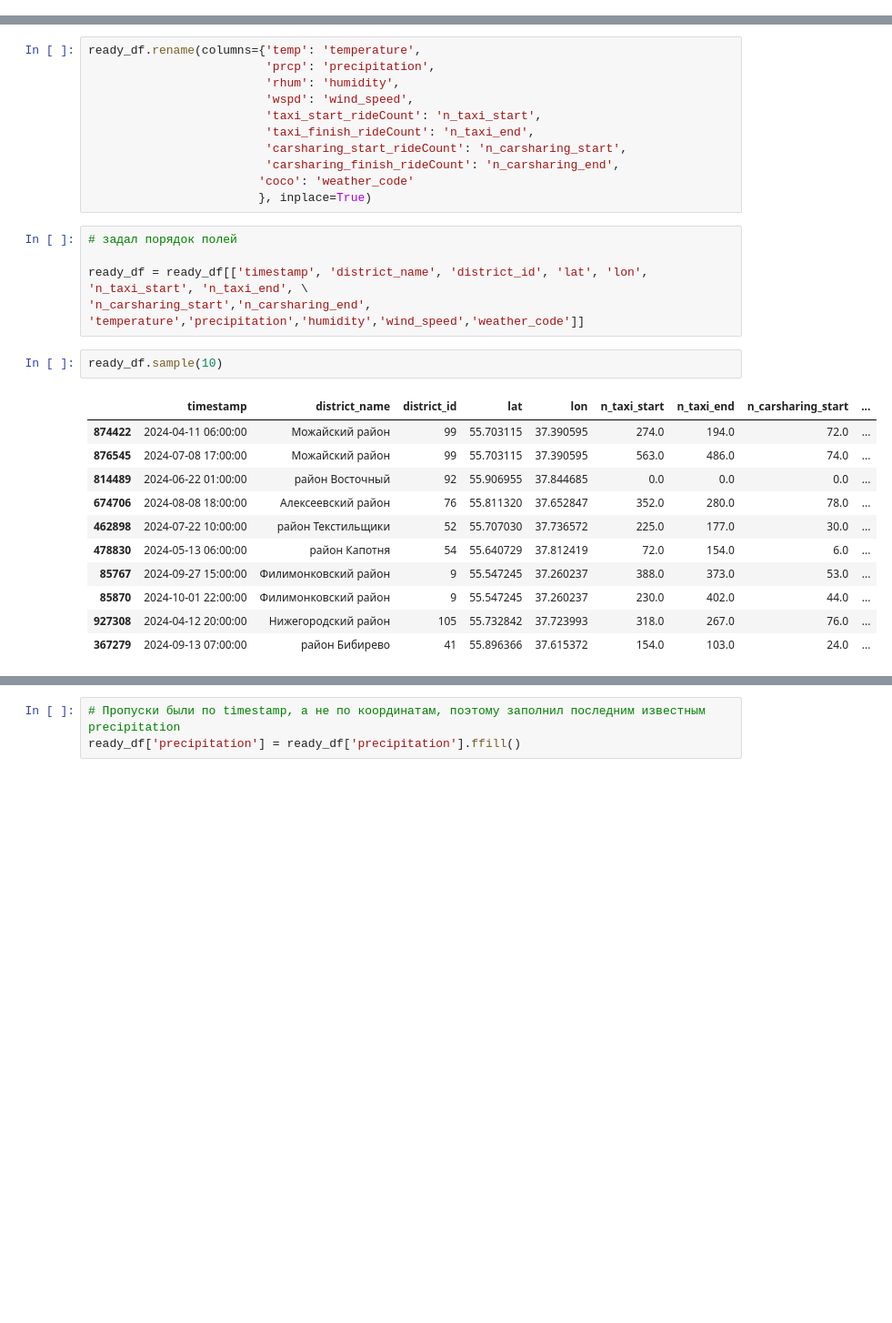
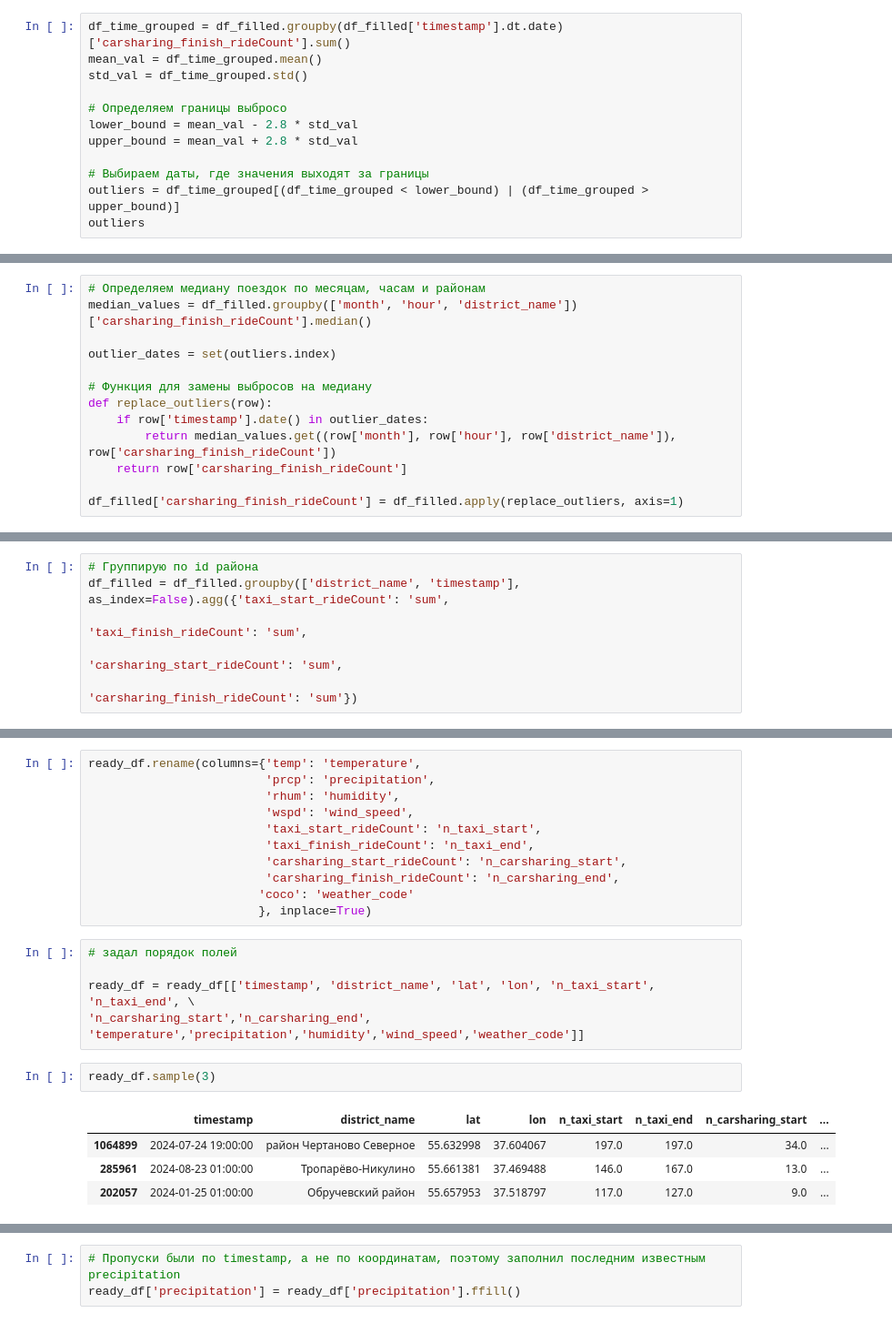
Before and after one commit to RuslanDavletov/Analysis-of-taxi-demand, a Jupyter notebook: data_parser.ipynb, the cells around one changed output, grey strips where cells are left out. Shown at 91% size. Drawn from its saved outputs; the diff is of its cells as text; blank space fills up the shorter version.

```diff
--- a/data_parser.ipynb
+++ b/data_parser.ipynb
@@ -335,0 +502,12 @@ df_filled.district_name.nunique()
+# %%
+df_time_grouped = df_filled.groupby(df_filled['timestamp'].dt.date)['carsharing_finish_rideCount'].sum()
+mean_val = df_time_grouped.mean()
+std_val = df_time_grouped.std()
+
+# Определяем границы выбросо
+lower_bound = mean_val - 2.8 * std_val
+upper_bound = mean_val + 2.8 * std_val
+
+# Выбираем даты, где значения выходят за границы
+outliers = df_time_grouped[(df_time_grouped < lower_bound) | (df_time_grouped > upper_bound)]
+outliers
@@ -335,0 +533,13 @@ df_filled.district_name.nunique()
+# %%
+# Определяем медиану поездок по месяцам, часам и районам
+median_values = df_filled.groupby(['month', 'hour', 'district_name'])['carsharing_finish_rideCount'].median()
+
+outlier_dates = set(outliers.index)
+
+# Функция для замены выбросов на медиану
+def replace_outliers(row):
+    if row['timestamp'].date() in outlier_dates:
+        return median_values.get((row['month'], row['hour'], row['district_name']), row['carsharing_finish_rideCount'])
+    return row['carsharing_finish_rideCount']
+
+df_filled['carsharing_finish_rideCount'] = df_filled.apply(replace_outliers, axis=1)
@@ -336,3 +550,9 @@ df_filled.district_name.nunique()
+# %%
+# Группирую по id района
+df_filled = df_filled.groupby(['district_name', 'timestamp'], as_index=False).agg({'taxi_start_rideCount': 'sum',
+                                                                       'taxi_finish_rideCount': 'sum',
+                                                                       'carsharing_start_rideCount': 'sum',
+                                                                       'carsharing_finish_rideCount': 'sum'})
 # %% [markdown]
 ## Добавление координат
 # %% [markdown]
@@ -517,22 +737,15 @@ ready_df.rename(columns={'temp': 'temperature',
 # %%
 # задал порядок полей
 
-ready_df = ready_df[['timestamp', 'district_name', 'district_id', 'lat', 'lon', 'n_taxi_start', 'n_taxi_end', \
+ready_df = ready_df[['timestamp', 'district_name', 'lat', 'lon', 'n_taxi_start', 'n_taxi_end', \
 'n_carsharing_start','n_carsharing_end', 'temperature','precipitation','humidity','wind_speed','weather_code']]
 # %%
-ready_df.sample(10)
+ready_df.sample(3)
 # %% [output]
-|  | timestamp | district_name | district_id | lat | lon | n_taxi_start | n_taxi_end | n_carsharing_start | ... |
-| 874422 | 2024-04-11 06:00:00 | Можайский район | 99 | 55.703115 | 37.390595 | 274.0 | 194.0 | 72.0 | ... |
-| 876545 | 2024-07-08 17:00:00 | Можайский район | 99 | 55.703115 | 37.390595 | 563.0 | 486.0 | 74.0 | ... |
-| 814489 | 2024-06-22 01:00:00 | район Восточный | 92 | 55.906955 | 37.844685 | 0.0 | 0.0 | 0.0 | ... |
-| 674706 | 2024-08-08 18:00:00 | Алексеевский район | 76 | 55.811320 | 37.652847 | 352.0 | 280.0 | 78.0 | ... |
-| 462898 | 2024-07-22 10:00:00 | район Текстильщики | 52 | 55.707030 | 37.736572 | 225.0 | 177.0 | 30.0 | ... |
-| 478830 | 2024-05-13 06:00:00 | район Капотня | 54 | 55.640729 | 37.812419 | 72.0 | 154.0 | 6.0 | ... |
-| 85767 | 2024-09-27 15:00:00 | Филимонковский район | 9 | 55.547245 | 37.260237 | 388.0 | 373.0 | 53.0 | ... |
-| 85870 | 2024-10-01 22:00:00 | Филимонковский район | 9 | 55.547245 | 37.260237 | 230.0 | 402.0 | 44.0 | ... |
-| 927308 | 2024-04-12 20:00:00 | Нижегородский район | 105 | 55.732842 | 37.723993 | 318.0 | 267.0 | 76.0 | ... |
-| 367279 | 2024-09-13 07:00:00 | район Бибирево | 41 | 55.896366 | 37.615372 | 154.0 | 103.0 | 24.0 | ... |
+|  | timestamp | district_name | lat | lon | n_taxi_start | n_taxi_end | n_carsharing_start | ... |
+| 1064899 | 2024-07-24 19:00:00 | район Чертаново Северное | 55.632998 | 37.604067 | 197.0 | 197.0 | 34.0 | ... |
+| 285961 | 2024-08-23 01:00:00 | Тропарёво-Никулино | 55.661381 | 37.469488 | 146.0 | 167.0 | 13.0 | ... |
+| 202057 | 2024-01-25 01:00:00 | Обручевский район | 55.657953 | 37.518797 | 117.0 | 127.0 | 9.0 | ... |
 # %%
 ready_df.isnull().sum()
 # %% [output]
```
Also changed, not shown: parts of 77 cells of this notebook.
